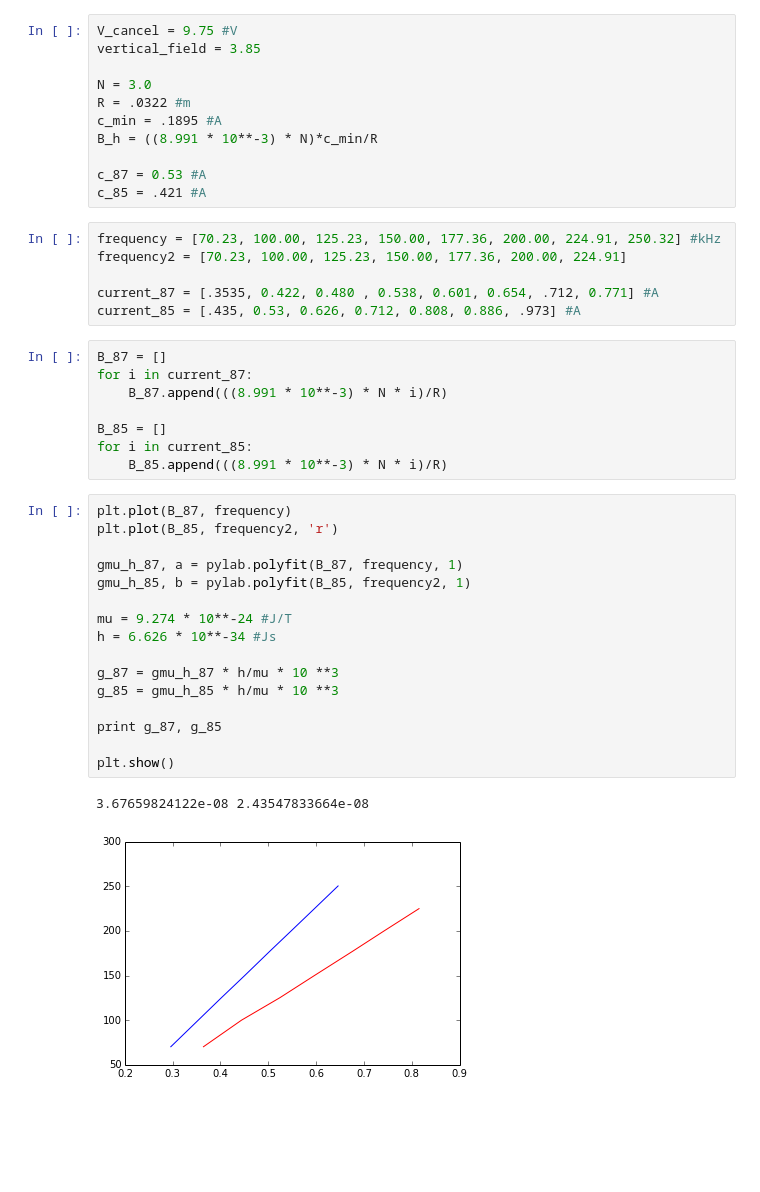
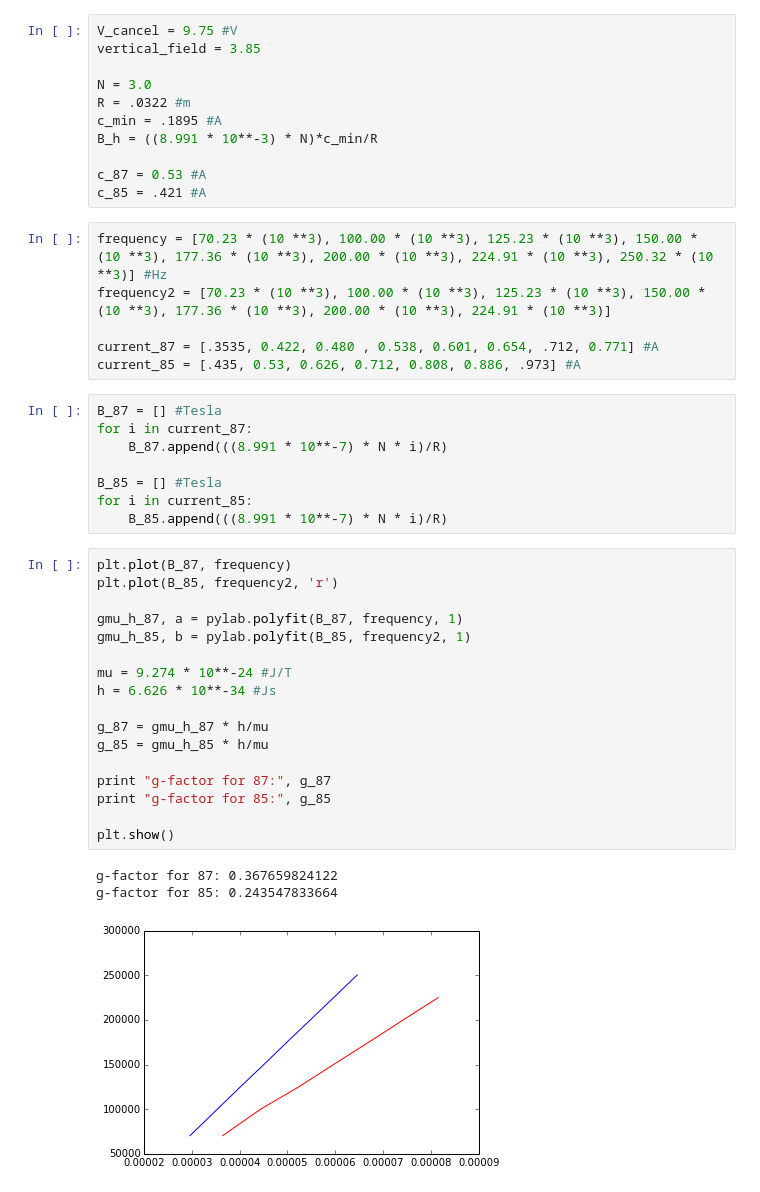
Before and after one commit to abardess/PHYS202-S14, a Jupyter notebook: OpticalPumping.ipynb, the cells around one changed output. Saved outputs shown, nothing was run; the diff lists cells and outputs as text; blank space fills up the shorter version.

```diff
--- a/OpticalPumping.ipynb
+++ b/OpticalPumping.ipynb
@@ -18,35 +18,37 @@ B_h = ((8.991 * 10**-3) * N)*c_min/R
 c_87 = 0.53 #A
 c_85 = .421 #A
 # %%
-frequency = [70.23, 100.00, 125.23, 150.00, 177.36, 200.00, 224.91, 250.32] #kHz
-frequency2 = [70.23, 100.00, 125.23, 150.00, 177.36, 200.00, 224.91]
+frequency = [70.23 * (10 **3), 100.00 * (10 **3), 125.23 * (10 **3), 150.00 * (10 **3), 177.36 * (10 **3), 200.00 * (10 **3), 224.91 * (10 **3), 250.32 * (10 **3)] #Hz
+frequency2 = [70.23 * (10 **3), 100.00 * (10 **3), 125.23 * (10 **3), 150.00 * (10 **3), 177.36 * (10 **3), 200.00 * (10 **3), 224.91 * (10 **3)]
 
 current_87 = [.3535, 0.422, 0.480 , 0.538, 0.601, 0.654, .712, 0.771] #A
 current_85 = [.435, 0.53, 0.626, 0.712, 0.808, 0.886, .973] #A
 # %%
-B_87 = []
+B_87 = [] #Tesla
 for i in current_87:
-    B_87.append(((8.991 * 10**-3) * N * i)/R)
+    B_87.append(((8.991 * 10**-7) * N * i)/R)
 
-B_85 = []
+B_85 = [] #Tesla
 for i in current_85:
-    B_85.append(((8.991 * 10**-3) * N * i)/R)
+    B_85.append(((8.991 * 10**-7) * N * i)/R)
 # %%
 plt.plot(B_87, frequency)
 plt.plot(B_85, frequency2, 'r')
 
 gmu_h_87, a = pylab.polyfit(B_87, frequency, 1)
 gmu_h_85, b = pylab.polyfit(B_85, frequency2, 1)
 
 mu = 9.274 * 10**-24 #J/T
 h = 6.626 * 10**-34 #Js
 
-g_87 = gmu_h_87 * h/mu * 10 **3
-g_85 = gmu_h_85 * h/mu * 10 **3
+g_87 = gmu_h_87 * h/mu
+g_85 = gmu_h_85 * h/mu
 
-print g_87, g_85
+print "g-factor for 87:", g_87
+print "g-factor for 85:", g_85
 
 plt.show()
 # %% [output]
-3.67659824122e-08 2.43547833664e-08
+g-factor for 87: 0.367659824122
+g-factor for 85: 0.243547833664
-[figure, old version]
+[figure, new version]
```
Also changed, not shown: parts of 6 cells of this notebook.
